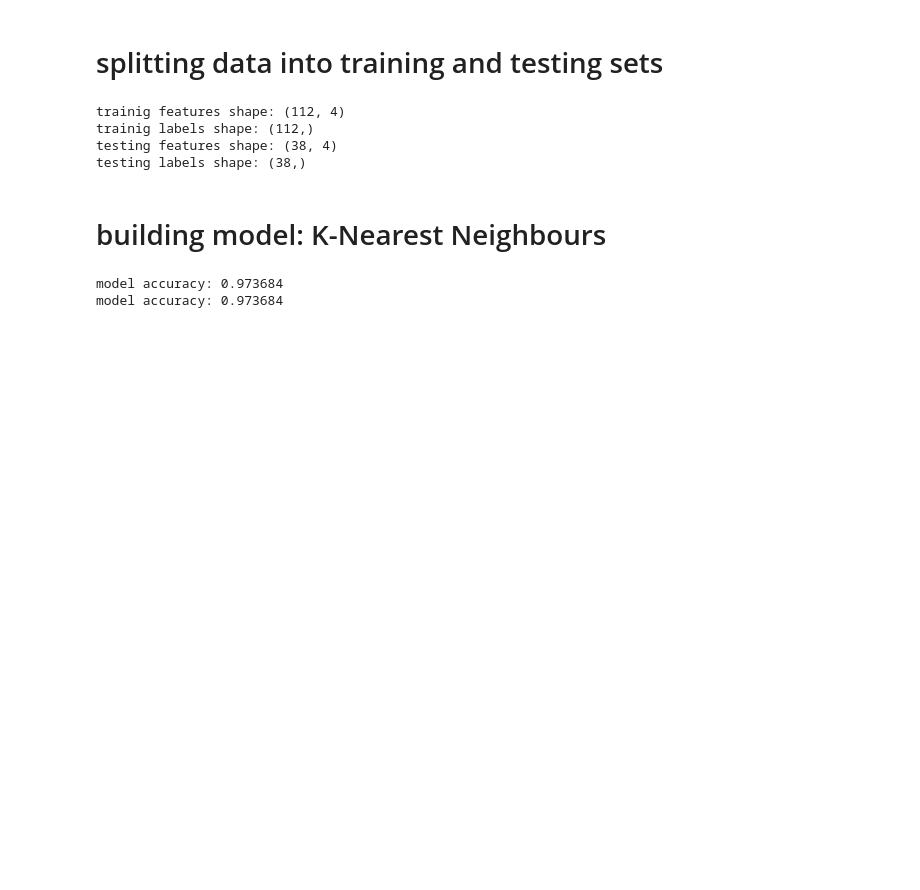
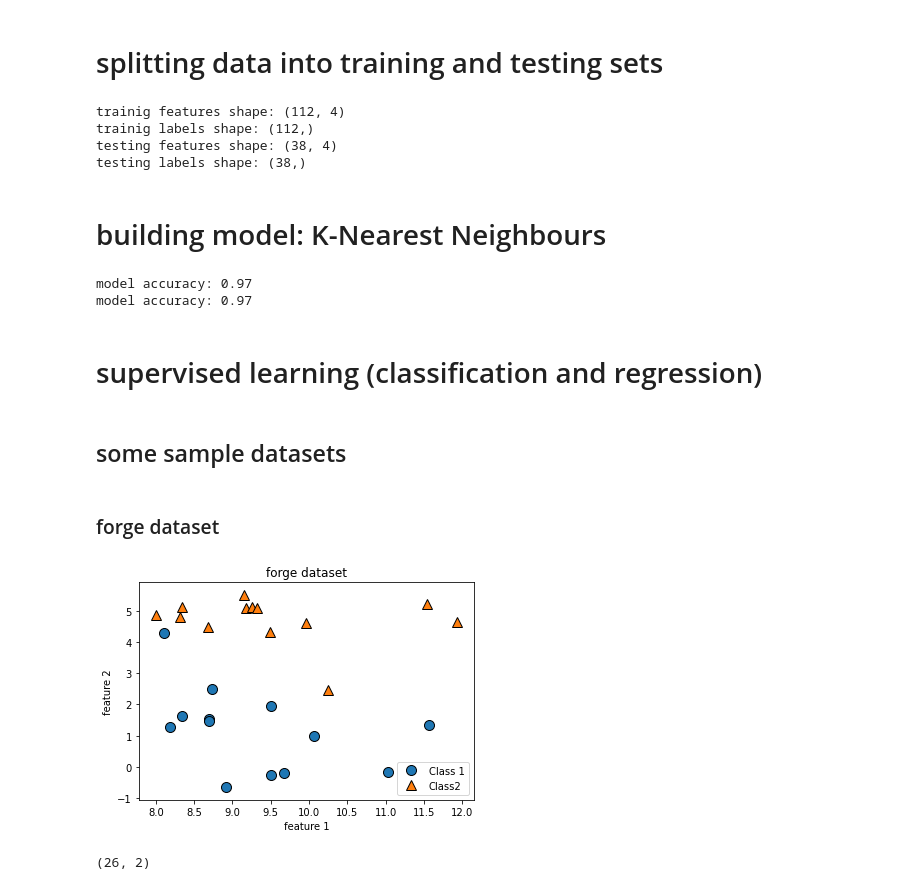
Before and after one commit to MehtabButt/ML-Libraries-practice, a Jupyter notebook: sklearn/Untitled.ipynb, the cells around one changed output. Cells and saved outputs as stored; diff of their text form; code cells hidden in the pictures; blank space fills up the shorter version.

```diff
--- a/sklearn/Untitled.ipynb
+++ b/sklearn/Untitled.ipynb
@@ -92,10 +92,16 @@ import numpy as np
 knc = KNeighborsClassifier()
 knc.fit(train_X, train_y)
 
-print("model accuracy: {:2f}".format(knc.score(test_X, test_y)))
+print("model accuracy: {:.2f}".format(knc.score(test_X, test_y)))
 
 y_pred = knc.predict(test_X)
-print("model accuracy: {:2f}".format(np.mean(y_pred == test_y)))
+print("model accuracy: {:.2f}".format(np.mean(y_pred == test_y)))
 # %% [output]
-model accuracy: 0.973684
-model accuracy: 0.973684
+model accuracy: 0.97
+model accuracy: 0.97
+# %% [markdown]
+# supervised learning (classification and regression)
+# %% [markdown]
+## some sample datasets
+# %% [markdown]
+### forge dataset
@@ -101,0 +113,12 @@ model accuracy: 0.973684
+# %%
+X, y = mglearn.datasets.make_forge()
+mglearn.discrete_scatter(X[:,0], X[:,1], y)
+plt.legend(["Class 1", "Class2"], loc=4)
+plt.xlabel("feature 1")
+plt.ylabel("feature 2")
+plt.title("forge dataset")
+plt.show()
+print(X.shape)
+# %% [output]
+[figure, added]
+(26, 2)
```
Also changed, not shown: parts of 26 cells of this notebook.
